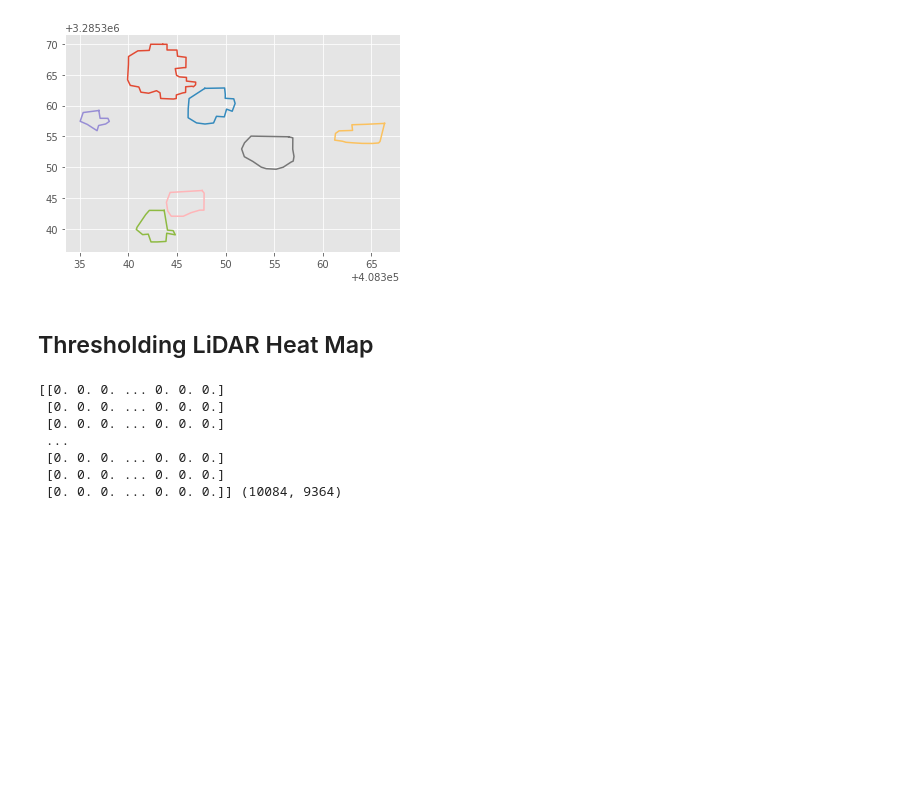
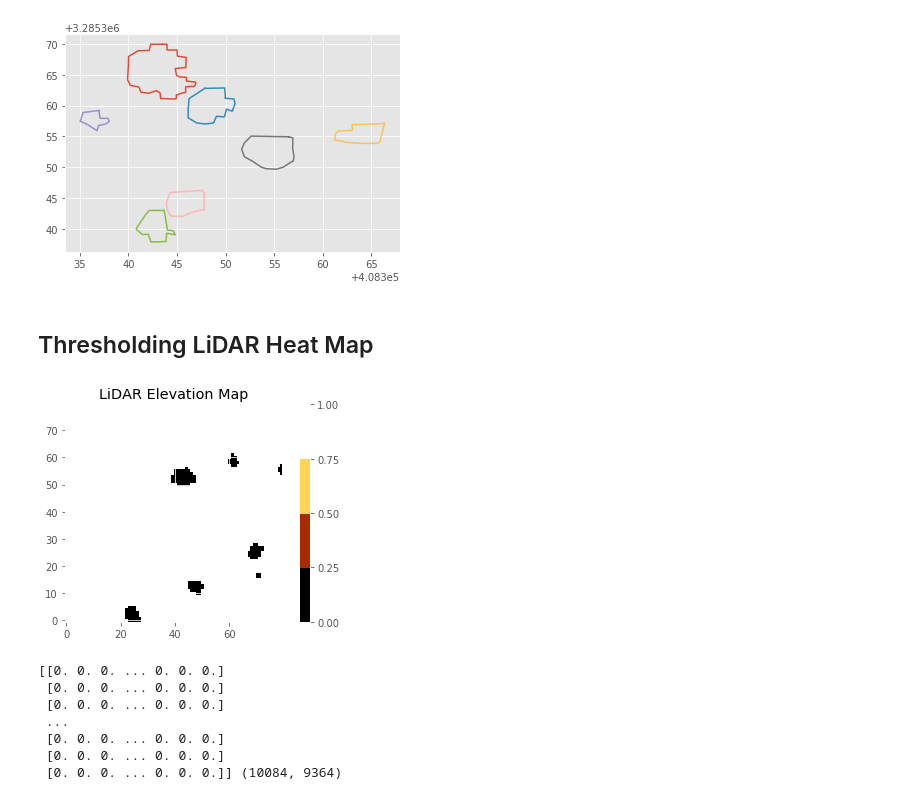
Before and after one commit to rachit-ranjan16/CrownSeg, a Jupyter notebook: Segmentation through Clustering.ipynb, the cells around one changed output. Cells and saved outputs as stored; diff of their text form; code cells hidden in the pictures; blank space fills up the shorter version.

Commit message:
NDVI + LiDAR Composite Masks Refactoring Cleanup Appconfig and Notebooks Update

```diff
--- a/Segmentation through Clustering.ipynb
+++ b/Segmentation through Clustering.ipynb
@@ -37,13 +37,13 @@ HYPER_FOLDER_PATH = DATASET_PATH + 'hs'  + sep + 'MAT' + sep
 HYPER_BANDS_FILE = 'ECODSEdataset' + sep + 'ECODSEdataset' + sep + 'hyper_bands.csv'
 NDVI_SOURCE_PATH = DATASET_PATH + 'NDVI' + sep
 NDVI_FOLDER_PATH = NDVI_SOURCE_PATH + 'MAT' + sep
+NDVI_LIDAR_SOURCE_PATH = DATASET_PATH + 'ndvi_lidar' + sep
+NDVI_LIDAR_FOLDER_PATH = NDVI_LIDAR_SOURCE_PATH + 'MAT' + sep
 try:
-    lidar_files = sorted([lidar_file for lidar_file in
-                 [f for f in listdir(LIDAR_FOLDER_PATH) if isfile(join(LIDAR_FOLDER_PATH, f))]])
-    hyper_files = sorted([hyper_file for hyper_file in
-                 [f for f in listdir(HYPER_FOLDER_PATH) if isfile(join(HYPER_FOLDER_PATH, f))]])
-    ndvi_files = sorted([hyper_file for hyper_file in
-                 [f for f in listdir(NDVI_FOLDER_PATH) if isfile(join(NDVI_FOLDER_PATH, f))]])
+    lidar_files = sorted([f for f in listdir(LIDAR_FOLDER_PATH) if isfile(join(LIDAR_FOLDER_PATH, f))])
+    hyper_files = sorted([f for f in listdir(HYPER_FOLDER_PATH) if isfile(join(HYPER_FOLDER_PATH, f))])
+    ndvi_files = sorted([f for f in listdir(NDVI_FOLDER_PATH) if isfile(join(NDVI_FOLDER_PATH, f))])
+    ndvi_lidar_files = sorted([f for f in listdir(NDVI_LIDAR_FOLDER_PATH) if isfile(join(NDVI_LIDAR_FOLDER_PATH, f))])
     hyper_bands = pd.read_csv(HYPER_BANDS_FILE)
 except FileNotFoundError:
     print("Failed to find Processed Dataset.\nPlease follow the README instructions to fetch and process the dataset")
@@ -417,12 +417,14 @@ Min=408343.92,3285342.06 Max=408347.8,3285346.23
 # %% [markdown]
 ## Thresholding LiDAR Heat Map
 # %%
-# another_lidar = loadmat(LIDAR_FOLDER_PATH + lidar_files[2])['image']
+another_lidar = loadmat(LIDAR_FOLDER_PATH + lidar_files[2])['image']
 def mask_lidar(lidar_image, threshold=0.25):
     lidar_image[lidar_image <= threshold] = 0
-#     lidar_image[lidar_image > threshold] = 1
+    lidar_image[lidar_image > threshold] = 1
     return lidar_image
-# plot_chm(get_mask(another_lidar))
+plot_chm(mask_lidar(another_lidar))
+# %% [output]
+[figure, added]
 # %%
 ndvi = loadmat('utils' + sep + 'data' + sep + 'ndvi.mat')['image']
 print(ndvi, ndvi.shape)
```
Also changed, not shown: parts of 5 cells of this notebook, 7 other files.
